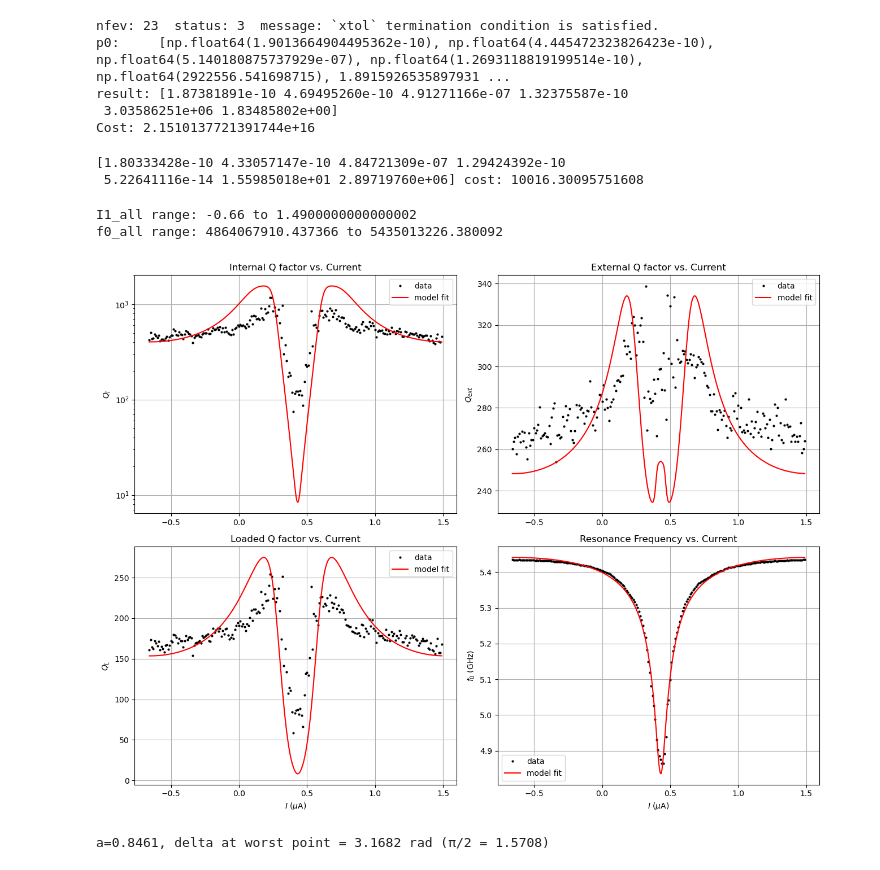
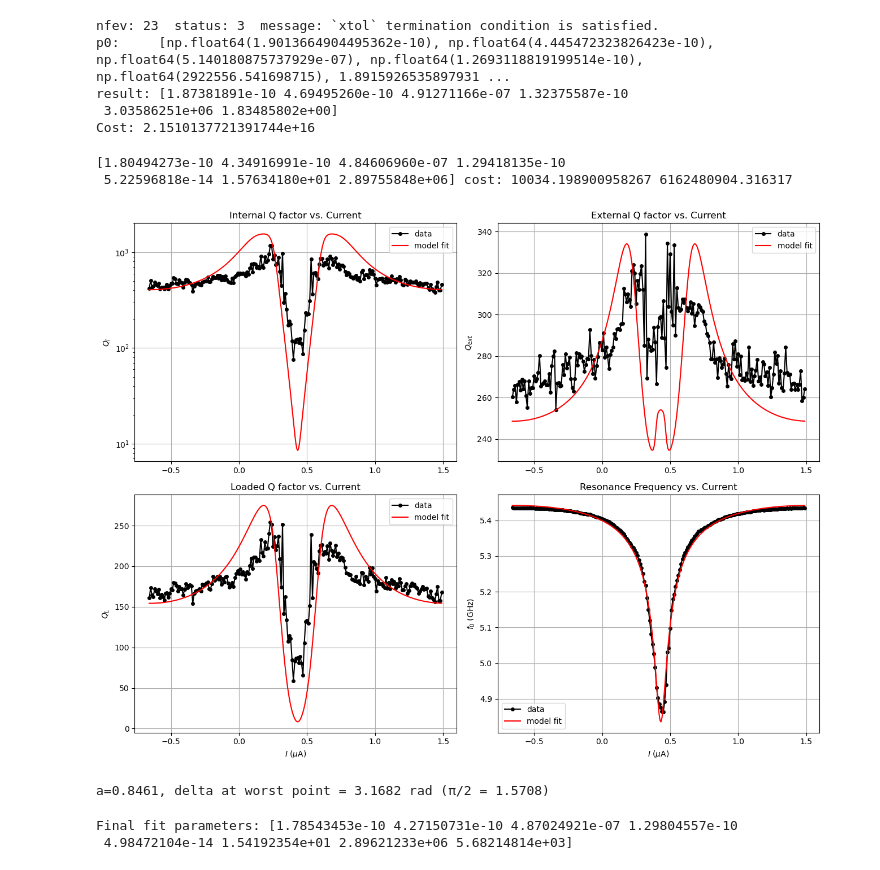
Before and after one commit to foysalx/Tunable-Coupler, a Jupyter notebook: TC-Main-001-Fit.ipynb, the cells around one changed output. Saved outputs shown, nothing was run; the diff lists cells and outputs as text; code cells hidden in the pictures.

```diff
--- a/TC-Main-001-Fit.ipynb
+++ b/TC-Main-001-Fit.ipynb
@@ -201,23 +201,23 @@ print(I1.shape, Freq.shape, S21_dB.shape)
 M_mag = 2*np.pi / 2.15e-6   # ~2.96e6 rad/A, from your I-axis period
 
 lower_bounds = [
-    0.18e-9,      # L0
-    0.41e-9,       # LT
+    0.17e-9,      # L0
+    0.40e-9,       # LT
     0.6*L_l,      # L_l  (calculated value, allow ~10% fab tolerance)
     0.6*C_l,      # C_l
-    60e-15,       # C_c
+    50e-15,       # C_c
     10,            # R_j
     -1.1*M_mag,   # M - sign unknown, so let it span negative too
     np.pi-1.75,          # O
 ]
 
 upper_bounds = [
-    0.2e-9,      # L0
-    0.48e-9,       # LT
+    0.22e-9,      # L0
+    0.55e-9,       # LT
     1.1*L_l,      # L_l
     1.1*C_l,      # C_l
-    80e-15,       # C_c
-    50,         # R_j
+    55e-15,       # C_c
+    30,         # R_j
     1.1*M_mag,    # M
     2*np.pi,      # O
 ]
@@ -229,7 +229,7 @@ p0 = [
     0.45e-9,       # LT
     L_l,          # L_l
     C_l,          # C_l
-    73e-15,       # C_c
+    51e-15,       # C_c
     20,           # R_j
     M_mag,        # M      - pick positive sign as starting guess, refit with negative if it fails
     np.pi-1.25,        # O      - roughly mid-period as a neutral starting guess
@@ -529,21 +530,22 @@ def model_q_factors(I_arr, L0, LT, L_l, C_l, C_c, R_j, M, O, l_f, f_bounds, n_fr
         )
 
     q_L, q_i, q_e, f0_arr = calculate_q_factors(f_dense, S21_grid)
-    return q_i, q_e, f0_arr
+    return q_L, q_i, q_e, f0_arr
 
-def summary_residuals(params, I_arr, Qi_data, Qe_data, f0_data, l_f, f_bounds, O_fixed):
+def summary_residuals(params, I_arr, Qi_data, Qe_data, f0_data, QL_data, l_f, f_bounds, O_fixed):
     L0, LT, L_l, C_l, C_c, R_j, M = params
     try:
-        q_i, q_e, f0 = model_q_factors(I_arr, L0, LT, L_l, C_l, C_c, R_j, M, O_fixed, l_f, f_bounds)
+        q_L, q_i, q_e, f0 = model_q_factors(I_arr, L0, LT, L_l, C_l, C_c, R_j, M, O_fixed, l_f, f_bounds)
     except RuntimeError:
         return np.full(3*len(I_arr), 1e3)  # Lorentzian fit failed -- penalize heavily
 
     # log-space for Q's (span decades); linear (normalized) for f0
     res_qi = np.log10(q_i) - np.log10(Qi_data)
     res_qe = np.log10(q_e) - np.log10(Qe_data)
+    res_qL = np.log10(q_L) - np.log10(QL_data)
     res_f0 = (f0 - f0_data) / 1e6   # scale to MHz so residual magnitude is comparable
 
-    return np.concatenate([res_qi, res_qe, res_f0])
+    return np.concatenate([res_qi, res_qe, res_qL, res_f0])
 # %%
 from scipy.optimize import least_squares
 
@@ -564,72 +566,64 @@ upper = [0.22e-9, 0.55e-9, 1.1*L_l, 1.1*C_l, 55e-15, 30, 1.1*M_mag]
 
 res = least_squares(
     summary_residuals, p0,
-    args=(I1_all*1e-6, Q_int_all, Q_ext_all, f0_all, R_L, (Freq.min(), Freq.max()), O_fixed),
+    args=(I1_all*1e-6, Q_int_all, Q_ext_all, f0_all, Q_L_all,  R_L, (Freq.min(), Freq.max()), O_fixed),
     bounds=(lower, upper), x_scale='jac'
 )
 L0_f, LT_f, Ll_f, Cl_f, Cc_f, Rj_f, M_f = res.x
-print(res.x, "cost:", res.cost)
+print(res.x, "cost:", res.cost, 1/(np.sqrt(Ll_f*Cl_f*R_L**2)*4))
 # %% [output]
-[1.80333428e-10 4.33057147e-10 4.84721309e-07 1.29424392e-10
- 5.22641116e-14 1.55985018e+01 2.89719760e+06] cost: 10016.30095751608
+[1.80494273e-10 4.34916991e-10 4.84606960e-07 1.29418135e-10
+ 5.22596818e-14 1.57634180e+01 2.89755848e+06] cost: 10034.198900958267 6162480904.316317
-# %%
-print("I1_all range:", I1_all.min(), "to", I1_all.max())   # expect ~ -0.66 to 1.49 (µA-scale numbers)
-print("f0_all range:", f0_all.min(), "to", f0_all.max())    # expect ~ 4.7e9 to 5.5e9 (Hz-scale numbers)
-# %% [output]
-I1_all range: -0.66 to 1.4900000000000002
-f0_all range: 4864067910.437366 to 5435013226.380092
 # %%
 # --- Derive Q_L from Qi/Qext for both data and model (QL = (Qi*Qext)/(Qi+Qext)) ---
-QL_all = (Q_int_all * Q_ext_all) / (Q_int_all + Q_ext_all)
 
 # --- Dense current sweep for a smooth model curve ---
 I_plot_uA = np.linspace(I1_all.min(), I1_all.max(), 300)
 I_plot_A = I_plot_uA * 1e-6
 
-q_i_model, q_e_model, f0_model = model_q_factors(
+QL_model, q_i_model, q_e_model, f0_model = model_q_factors(
     I_plot_A, L0_f, LT_f, Ll_f, Cl_f, Cc_f, Rj_f, M_f, O_fixed, R_L,
     (Freq.min(), Freq.max())
 )
-QL_model = (q_i_model * q_e_model) / (q_i_model + q_e_model)
 
 # --- 4-panel overlay: data vs. fitted model ---
 fig, axes = plt.subplots(2, 2, figsize=(13, 10))
 
-axes[0,0].plot(I1_all, Q_int_all, 'k.', ms=4, label='data')
+axes[0,0].plot(I1_all, Q_int_all, 'k-o', ms=4, label='data')
 axes[0,0].plot(I_plot_uA, q_i_model, 'r-', lw=1.5, label='model fit')
 axes[0,0].set_ylabel(r'$Q_i$')
 axes[0,0].set_yscale('log')
 axes[0,0].legend()
 axes[0,0].set_title('Internal Q factor vs. Current')
 axes[0,0].grid(True)
 
-axes[0,1].plot(I1_all, Q_ext_all, 'k.', ms=4, label='data')
+axes[0,1].plot(I1_all, Q_ext_all, 'k-o', ms=4, label='data')
 axes[0,1].plot(I_plot_uA, q_e_model, 'r-', lw=1.5, label='model fit')
 axes[0,1].set_ylabel(r'$Q_{ext}$')
 axes[0,1].legend()
 axes[0,1].set_title('External Q factor vs. Current')
 axes[0,1].grid(True)
 
-axes[1,0].plot(I1_all, QL_all, 'k.', ms=4, label='data')
+axes[1,0].plot(I1_all, Q_L_all, 'k-o', ms=4, label='data')
 axes[1,0].plot(I_plot_uA, QL_model, 'r-', lw=1.5, label='model fit')
 axes[1,0].set_ylabel(r'$Q_L$')
 axes[1,0].set_xlabel(r'$I$ ($\mu$A)')
 axes[1,0].legend()
 axes[1,0].set_title('Loaded Q factor vs. Current')
 axes[1,0].grid(True)
 
-axes[1,1].plot(I1_all, f0_all/1e9, 'k.', ms=4, label='data')
+axes[1,1].plot(I1_all, f0_all/1e9, 'k-o', ms=4, label='data')
 axes[1,1].plot(I_plot_uA, f0_model/1e9, 'r-', lw=1.5, label='model fit')
 axes[1,1].set_ylabel(r'$f_0$ (GHz)')
 axes[1,1].set_xlabel(r'$I$ ($\mu$A)')
 axes[1,1].legend()
 axes[1,1].set_title('Resonance Frequency vs. Current')
 axes[1,1].grid(True)
 
 plt.tight_layout()
 plt.show()
 # %% [output]
-[figure, old version]
+[figure, new version]
 # %%
 a_f = 2*L0_f/LT_f
 phi_test = M_f * (I_plot_A[np.argmin(q_i_model)]) + O_fixed
@@ -639,0 +688,5 @@ a=0.8461, delta at worst point = 3.1682 rad (π/2 = 1.5708)
+# %%
+print("Final fit parameters:", res.x)
+# %% [output]
+Final fit parameters: [1.78543453e-10 4.27150731e-10 4.87024921e-07 1.29804557e-10
+ 4.98472104e-14 1.54192354e+01 2.89621233e+06 5.68214814e+03]
```
Also changed, not shown: parts of 7 cells of this notebook.
